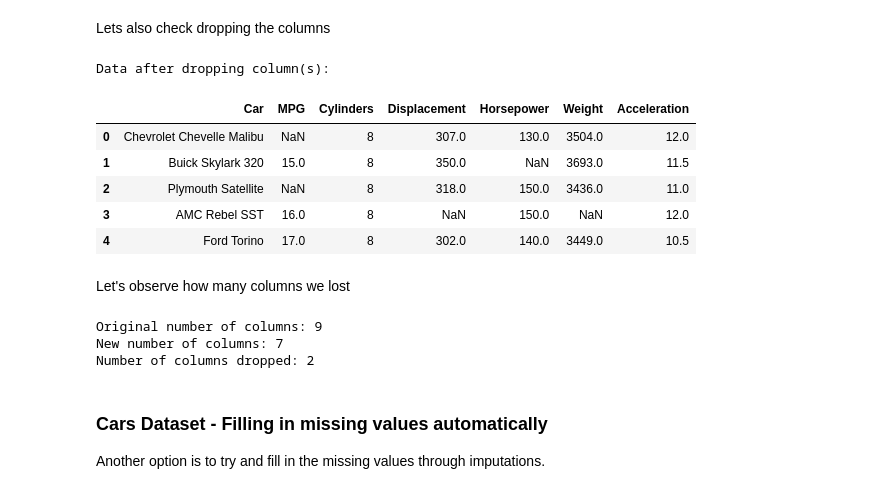
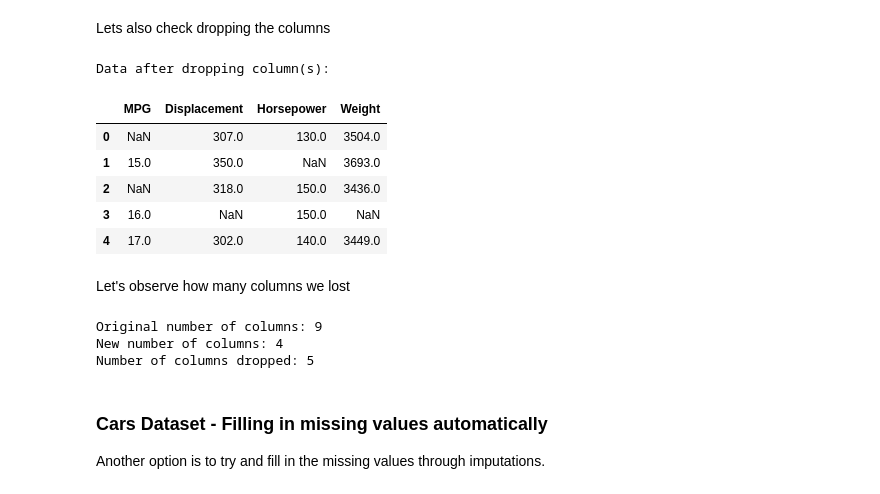
Before and after one commit to FenilPatel1279/lab-mlp, a Jupyter notebook: week5Lab_Students (1).ipynb, the cells around one changed output. Cells and saved outputs as stored; diff of their text form; code cells hidden in the pictures.

```diff
--- a/week5Lab_Students (1).ipynb
+++ b/week5Lab_Students (1).ipynb
@@ -402,2 +377,10 @@ Preview of cleaned data:
 # %% [markdown]
 First Row seems to be the datatype, we need to remove it
+# %%
+# Read the CSV with semicolon separator and skip the second row
+df = pd.read_csv('./CSV/cars.csv', sep=';', skiprows=[1])
+
+# Display the first few rows
+
+print("Preview of cleaned data:")
+display(df.head())
@@ -412,29 +442,31 @@ Around *0.19%* of the values are missing, which isn't a lot. Therefore, we might
 # %% [markdown]
 Lets also check dropping the columns
 # %%
-df_dropped = df.drop(columns=['Model', 'Origin'])
+# Ensure df is defined in previous cells before running this cell
+
+df_dropped = df.drop(columns=['Cylinders', 'Car', 'Acceleration', 'Model', 'Origin'])
 
 # Drop multiple columns
 
 # Display result
 print("Data after dropping column(s):")
 display(df_dropped.head())
 # %% [output]
 Data after dropping column(s):
-|  | Car | MPG | Cylinders | Displacement | Horsepower | Weight | Acceleration |
-| 0 | Chevrolet Chevelle Malibu | NaN | 8 | 307.0 | 130.0 | 3504.0 | 12.0 |
-| 1 | Buick Skylark 320 | 15.0 | 8 | 350.0 | NaN | 3693.0 | 11.5 |
-| 2 | Plymouth Satellite | NaN | 8 | 318.0 | 150.0 | 3436.0 | 11.0 |
-| 3 | AMC Rebel SST | 16.0 | 8 | NaN | 150.0 | NaN | 12.0 |
-| 4 | Ford Torino | 17.0 | 8 | 302.0 | 140.0 | 3449.0 | 10.5 |
+|  | MPG | Displacement | Horsepower | Weight |
+| 0 | NaN | 307.0 | 130.0 | 3504.0 |
+| 1 | 15.0 | 350.0 | NaN | 3693.0 |
+| 2 | NaN | 318.0 | 150.0 | 3436.0 |
+| 3 | 16.0 | NaN | 150.0 | NaN |
+| 4 | 17.0 | 302.0 | 140.0 | 3449.0 |
 # %% [markdown]
 Let's observe how many columns we lost
 # %%
 # Number of columns before dropping
 original_cols = df.shape[1]
 
-# Drop specific columns (example: dropping 'Model' and 'Origin')
-df_dropped = df.drop(columns=['Model', 'Origin'])
+# Drop specific columns
+df_dropped = df.drop(columns=['Cylinders', 'Car', 'Acceleration', 'Model', 'Origin'])
 
 # Number of columns after dropping
 new_cols = df_dropped.shape[1]
@@ -445,8 +477,8 @@ print(f"New number of columns: {new_cols}")
 print(f"Number of columns dropped: {original_cols - new_cols}")
 # %% [output]
 Original number of columns: 9
-New number of columns: 7
-Number of columns dropped: 2
+New number of columns: 4
+Number of columns dropped: 5
 # %% [markdown]
 ### **Cars Dataset - Filling in missing values automatically**
 
```
Also changed, not shown: parts of 14 cells of this notebook, 1 other file.
